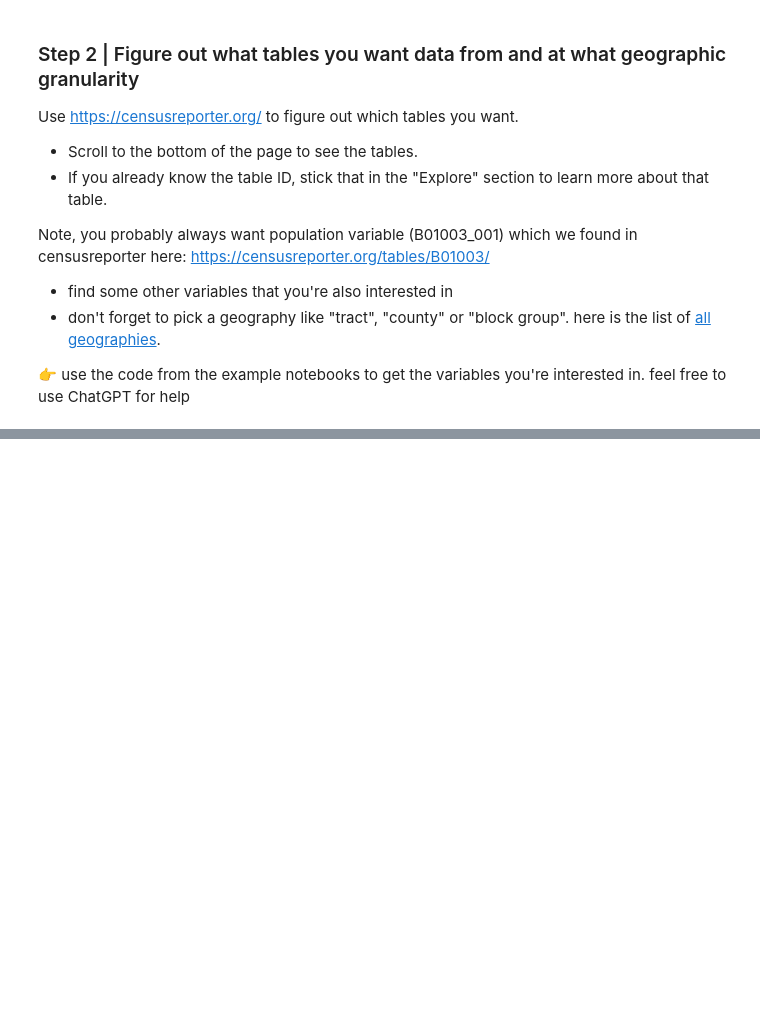
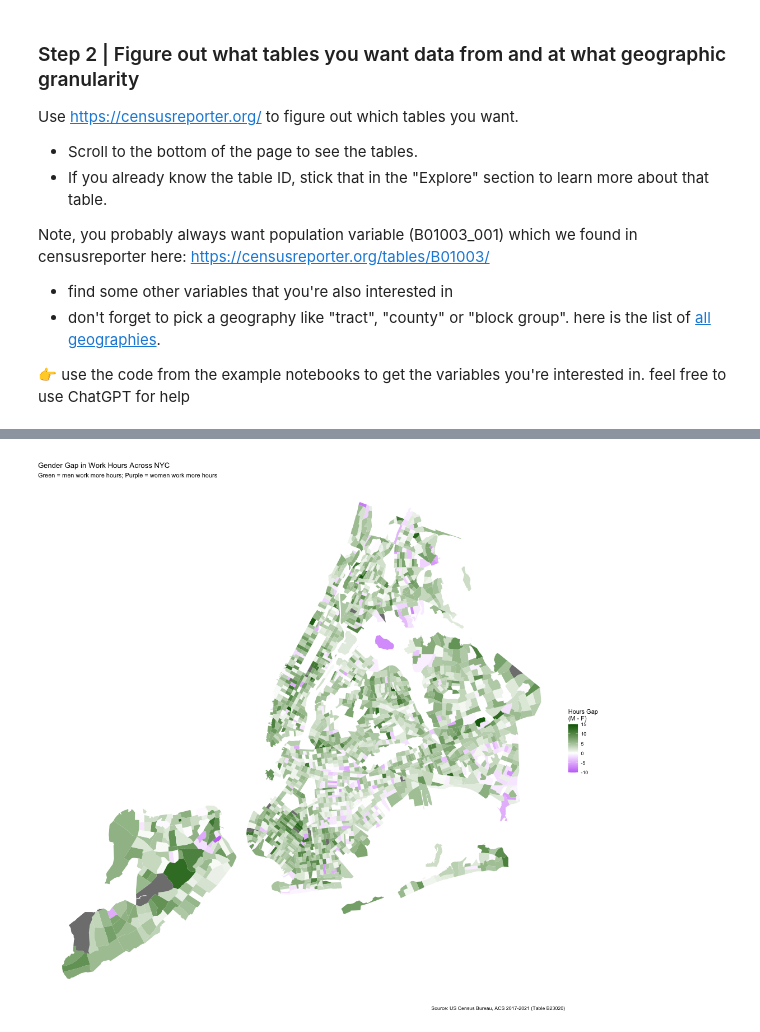
Before and after one commit to data4news/census-data-wongpeiting, a Jupyter notebook: your-question.ipynb, the cells around one changed output, grey strips where cells are left out. Drawn from its saved outputs; the diff is of its cells as text; code cells hidden in the pictures; blank space fills up the shorter version.

```diff
--- a/your-question.ipynb
+++ b/your-question.ipynb
@@ -246,0 +296,22 @@ ggplot(nyc_census_data) +
+# %%
+%%R -w 1000 -h 1000
+
+# Map: Gender gap in hours worked
+ggplot(nyc_hours_map %>% filter(!is.na(hours_gap))) +
+  geom_sf(aes(fill = hours_gap), color = NA) +
+  scale_fill_gradient2(
+    low = "purple",      # Women work more
+    mid = "white",       # Equal
+    high = "darkgreen",  # Men work more
+    midpoint = 0,
+    name = "Hours Gap\n(M - F)",
+    limits = c(-10, 15)
+  ) +
+  theme_void() +
+  labs(
+    title = "Gender Gap in Work Hours Across NYC",
+    subtitle = "Green = men work more hours; Purple = women work more hours",
+    caption = "Source: US Census Bureau, ACS 2017-2021 (Table B23020)"
+  )
+# %% [output]
+[figure, added]
```
Also changed, not shown: parts of 21 cells of this notebook.
